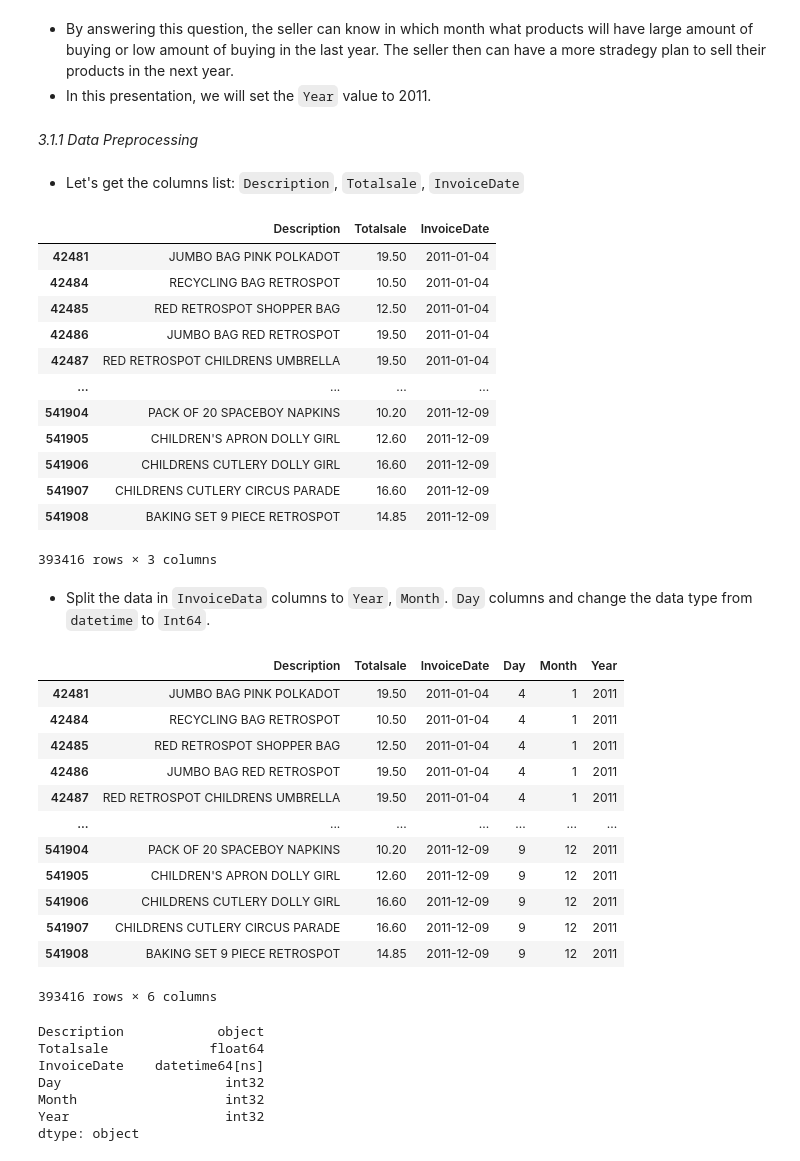
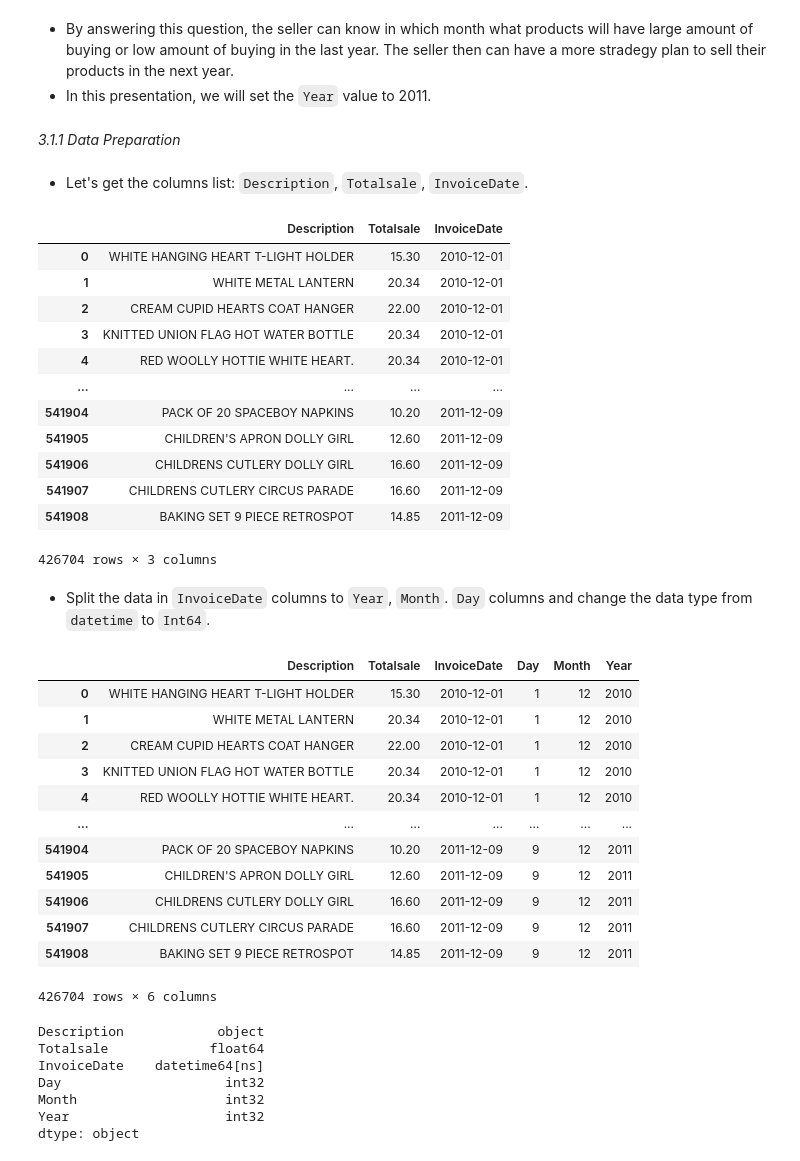
Before and after one commit to Ha0203/FinalProject_LTKHDL, a Jupyter notebook: main_branch.ipynb, the cells around one changed output. Cells and saved outputs as stored; diff of their text form; code cells hidden in the pictures.

```diff
--- a/main_branch.ipynb
+++ b/main_branch.ipynb
@@ -399,28 +393,28 @@ _3.1.0 What is the benefit of finding the answer to this question ?_
 - By answering this question, the seller can know in which month what products will have large amount of buying or low amount of buying in the last year. The seller then can have a more stradegy plan to sell their products in the next year.
 - In this presentation, we will set the `Year` value to 2011.
 # %% [markdown]
-_3.1.1 Data Preprocessing_
+_3.1.1 Data Preparation_
 # %% [markdown]
-- Let's get the columns list: `Description`, `Totalsale`, `InvoiceDate`
+- Let's get the columns list: `Description`, `Totalsale`, `InvoiceDate`.
 # %%
-df = data_df[data_df['InvoiceDate'].dt.year == 2011][['Description', 'Totalsale', 'InvoiceDate']]
+df = data_df[['Description', 'Totalsale', 'InvoiceDate']]
 df
 # %% [output]
 |  | Description | Totalsale | InvoiceDate |
-| 42481 | JUMBO BAG PINK POLKADOT | 19.50 | 2011-01-04 |
-| 42484 | RECYCLING BAG RETROSPOT | 10.50 | 2011-01-04 |
-| 42485 | RED RETROSPOT SHOPPER BAG | 12.50 | 2011-01-04 |
-| 42486 | JUMBO BAG RED RETROSPOT | 19.50 | 2011-01-04 |
-| 42487 | RED RETROSPOT CHILDRENS UMBRELLA | 19.50 | 2011-01-04 |
+| 0 | WHITE HANGING HEART T-LIGHT HOLDER | 15.30 | 2010-12-01 |
+| 1 | WHITE METAL LANTERN | 20.34 | 2010-12-01 |
+| 2 | CREAM CUPID HEARTS COAT HANGER | 22.00 | 2010-12-01 |
+| 3 | KNITTED UNION FLAG HOT WATER BOTTLE | 20.34 | 2010-12-01 |
+| 4 | RED WOOLLY HOTTIE WHITE HEART. | 20.34 | 2010-12-01 |
 | ... | ... | ... | ... |
 | 541904 | PACK OF 20 SPACEBOY NAPKINS | 10.20 | 2011-12-09 |
 | 541905 | CHILDREN'S APRON DOLLY GIRL | 12.60 | 2011-12-09 |
 | 541906 | CHILDRENS CUTLERY DOLLY GIRL | 16.60 | 2011-12-09 |
 | 541907 | CHILDRENS CUTLERY CIRCUS PARADE | 16.60 | 2011-12-09 |
 | 541908 | BAKING SET 9 PIECE RETROSPOT | 14.85 | 2011-12-09 |
-393416 rows × 3 columns
+426704 rows × 3 columns
 # %% [markdown]
-- Split the data in `InvoiceData` columns to `Year`, `Month`. `Day` columns and change the data type from `datetime` to `Int64`.
+- Split the data in `InvoiceDate` columns to `Year`, `Month`. `Day` columns and change the data type from `datetime` to `Int64`.
 # %%
 df.insert(len(df.columns), 'Day', df['InvoiceDate'].dt.day)
 df.insert(len(df.columns), 'Month', df['InvoiceDate'].dt.month)
@@ -428,18 +422,18 @@ df.insert(len(df.columns), 'Year', df['InvoiceDate'].dt.year)
 df
 # %% [output]
 |  | Description | Totalsale | InvoiceDate | Day | Month | Year |
-| 42481 | JUMBO BAG PINK POLKADOT | 19.50 | 2011-01-04 | 4 | 1 | 2011 |
-| 42484 | RECYCLING BAG RETROSPOT | 10.50 | 2011-01-04 | 4 | 1 | 2011 |
-| 42485 | RED RETROSPOT SHOPPER BAG | 12.50 | 2011-01-04 | 4 | 1 | 2011 |
-| 42486 | JUMBO BAG RED RETROSPOT | 19.50 | 2011-01-04 | 4 | 1 | 2011 |
-| 42487 | RED RETROSPOT CHILDRENS UMBRELLA | 19.50 | 2011-01-04 | 4 | 1 | 2011 |
+| 0 | WHITE HANGING HEART T-LIGHT HOLDER | 15.30 | 2010-12-01 | 1 | 12 | 2010 |
+| 1 | WHITE METAL LANTERN | 20.34 | 2010-12-01 | 1 | 12 | 2010 |
+| 2 | CREAM CUPID HEARTS COAT HANGER | 22.00 | 2010-12-01 | 1 | 12 | 2010 |
+| 3 | KNITTED UNION FLAG HOT WATER BOTTLE | 20.34 | 2010-12-01 | 1 | 12 | 2010 |
+| 4 | RED WOOLLY HOTTIE WHITE HEART. | 20.34 | 2010-12-01 | 1 | 12 | 2010 |
 | ... | ... | ... | ... | ... | ... | ... |
 | 541904 | PACK OF 20 SPACEBOY NAPKINS | 10.20 | 2011-12-09 | 9 | 12 | 2011 |
 | 541905 | CHILDREN'S APRON DOLLY GIRL | 12.60 | 2011-12-09 | 9 | 12 | 2011 |
 | 541906 | CHILDRENS CUTLERY DOLLY GIRL | 16.60 | 2011-12-09 | 9 | 12 | 2011 |
 | 541907 | CHILDRENS CUTLERY CIRCUS PARADE | 16.60 | 2011-12-09 | 9 | 12 | 2011 |
 | 541908 | BAKING SET 9 PIECE RETROSPOT | 14.85 | 2011-12-09 | 9 | 12 | 2011 |
-393416 rows × 6 columns
+426704 rows × 6 columns
 # %%
 df[['Day', 'Month', 'Year']].astype(int)
 df.dtypes
```
Also changed, not shown: parts of 22 cells of this notebook.
